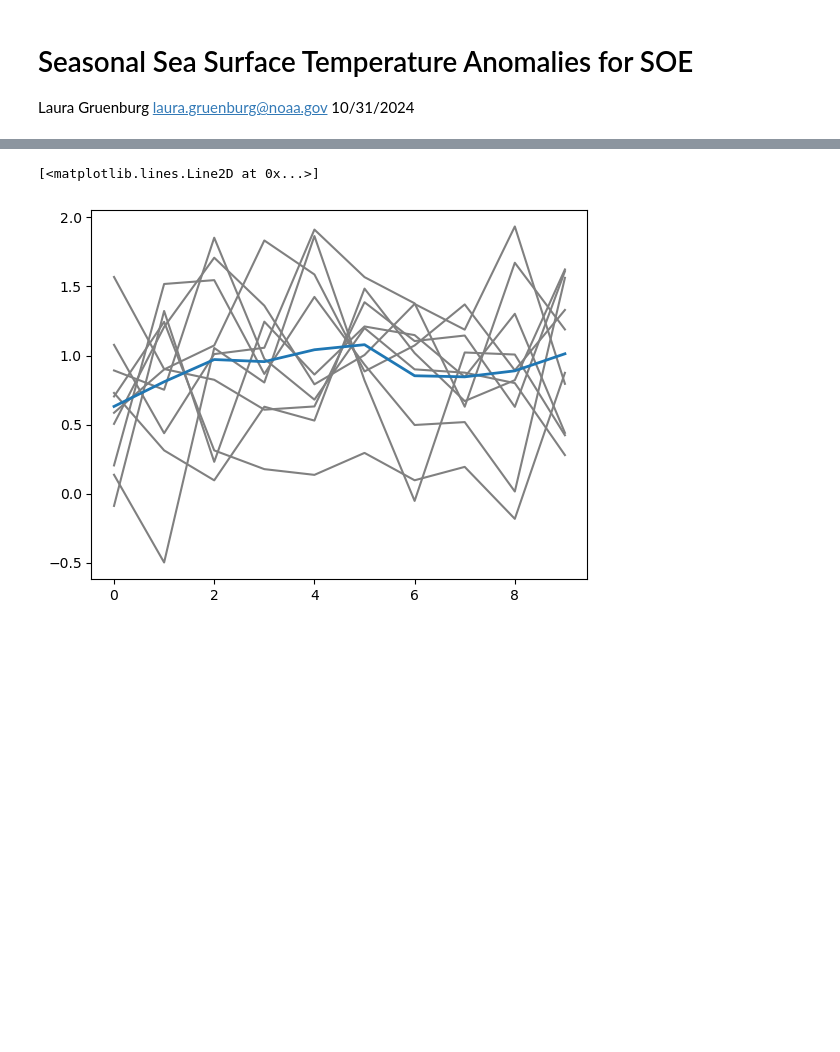
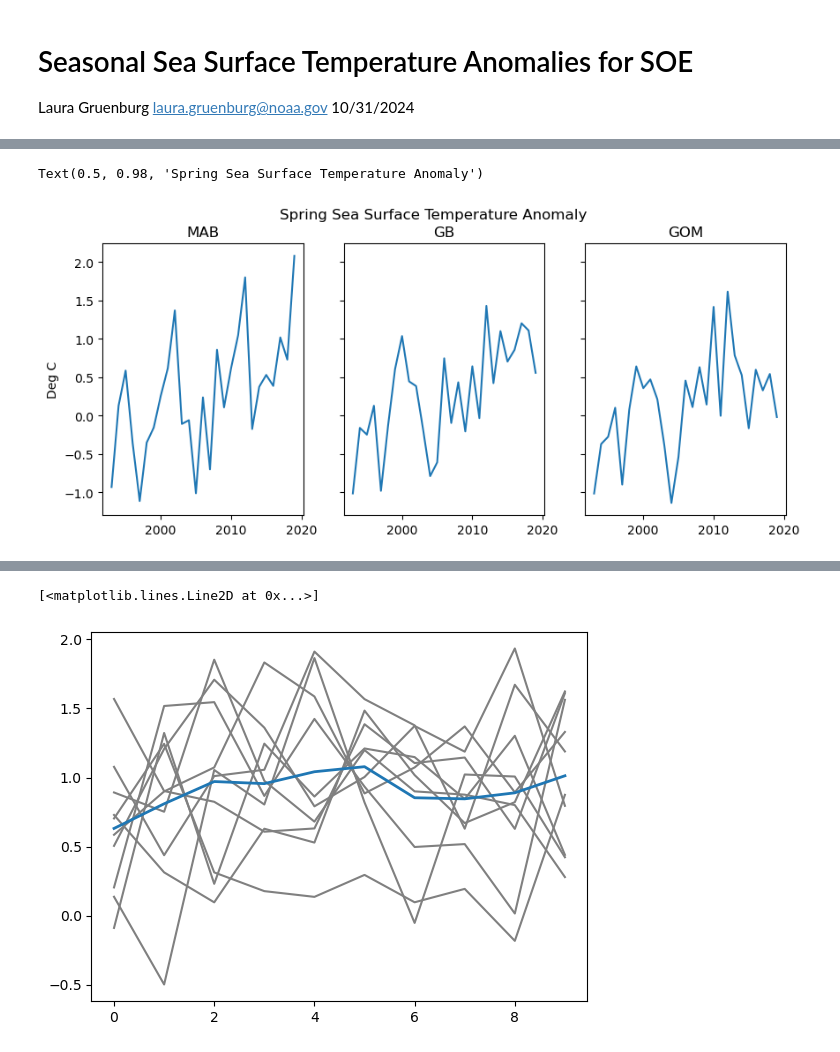
Before and after one commit to LGruenburg/MOM6_Validation, a Jupyter notebook: SOE/Sea_Surface_Temp_SOE.ipynb, the cells around one changed output, grey strips where cells are left out. Saved outputs shown, nothing was run; the diff lists cells and outputs as text; code cells hidden in the pictures; blank space fills up the shorter version.

```diff
--- a/SOE/Sea_Surface_Temp_SOE.ipynb
+++ b/SOE/Sea_Surface_Temp_SOE.ipynb
@@ -87,0 +223,14 @@ plt.plot(TOS[(TOS.EPU == 'MAB') & (TOS.Season == 10)].Value)
+# %%
+fig, ax = plt.subplots(nrows = 1, ncols = 3, figsize = [10,4], sharey = True)
+ax[0].plot(TOS[(TOS.EPU == 'MAB') & (TOS.Season == 'Spring')].Time, TOS[(TOS.EPU == 'MAB') & (TOS.Season == 'Spring')].Value)
+ax[0].set_title('MAB')
+ax[1].plot(TOS[(TOS.EPU == 'GB') & (TOS.Season == 'Spring')].Time, TOS[(TOS.EPU == 'GB') & (TOS.Season == 'Spring')].Value)
+ax[1].set_title('GB')
+ax[2].plot(TOS[(TOS.EPU == 'GOM') & (TOS.Season == 'Spring')].Time, TOS[(TOS.EPU == 'GOM') & (TOS.Season == 'Spring')].Value)
+ax[2].set_title('GOM')
+
+ax[0].set_ylabel('Deg C')
+fig.suptitle('Spring Sea Surface Temperature Anomaly')
+# %% [output]
+Text(0.5, 0.98, 'Spring Sea Surface Temperature Anomaly')
+[figure, added]
```
Also changed, not shown: parts of 40 cells of this notebook, 39 other files.
